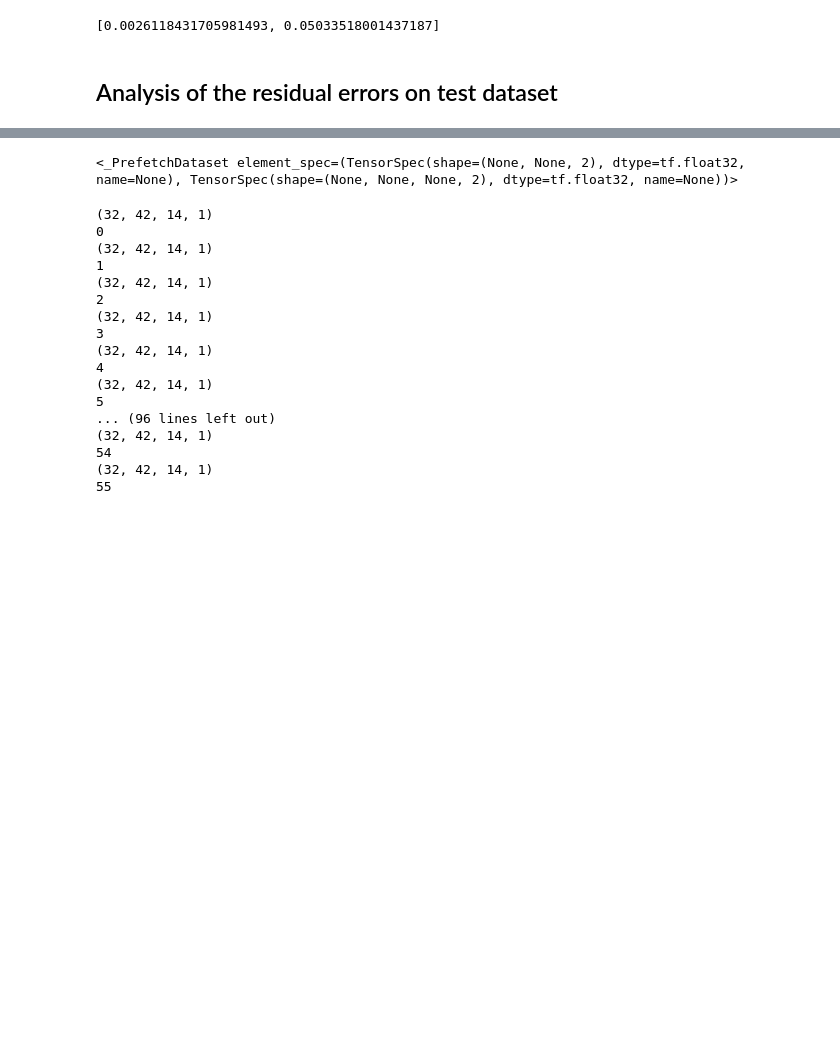
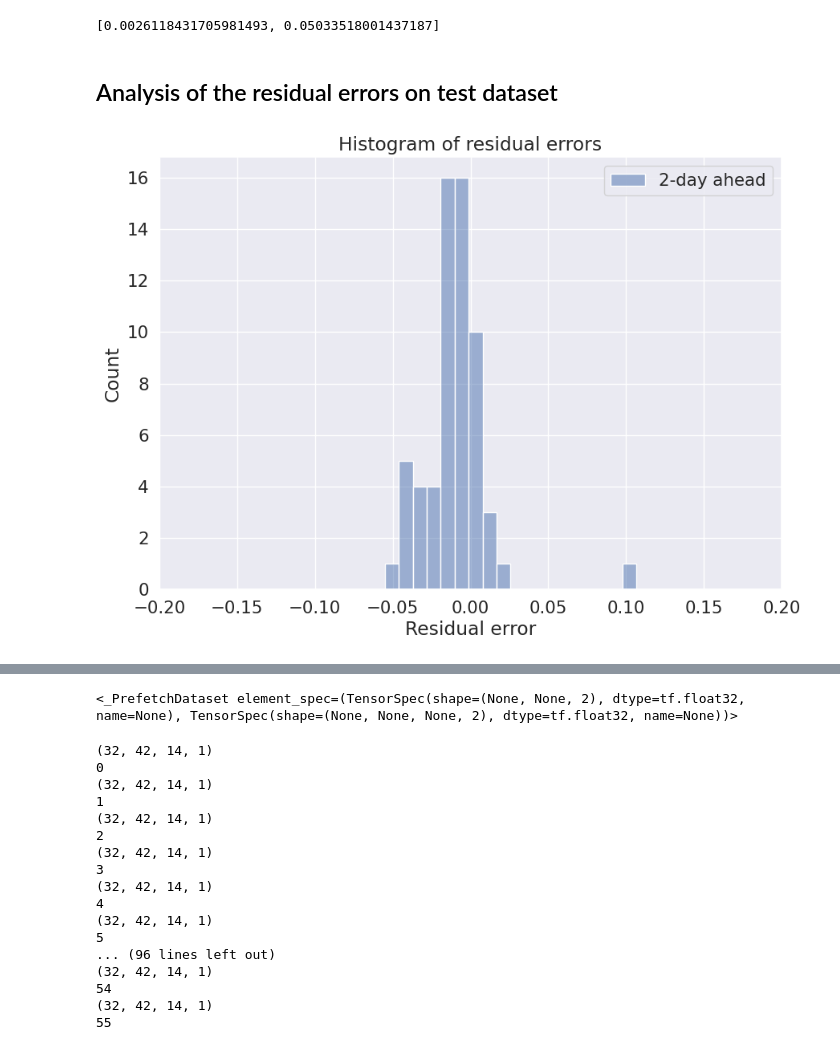
Before and after one commit to Felix-Busse/FinRail-EndToEnd-DataProj., a Jupyter notebook: using_request_and_mysql_db.ipynb, the cells around one changed output, grey strips where cells are left out. Cells and saved outputs as stored; diff of their text form; code cells hidden in the pictures; blank space fills up the shorter version.

Commit message:
investigation of the statistical properties of residuals

```diff
--- a/using_request_and_mysql_db.ipynb
+++ b/using_request_and_mysql_db.ipynb
@@ -321,8 +320,46 @@ long_distance_rnn.evaluate(long_distance_test)
 # %% [markdown]
 ## Analysis of the residual errors on test dataset
 # %%
-def residual_analysis(model, data_test):
+def plot_residuals(data):
+    '''Helper function to generate histogram plot of one or more distributions of residuals
+
+    Parameter:
+    data <pd.DataFrame> Data to plot, one distribution per column
+
+    Return:
+    <matplotlib.axes.Axes> matplotlib axes containing the plot
+
     '''
+    sns.set_style('darkgrid') # grey background7
+    sns.set(font_scale=1.4) # bigger font
+
+    # Create plot
+    fig, ax = plt.subplots()
+    fig.set_size_inches((10, 7))
+    ax.set_xlim(-0.2, 0.2)
+    ax.set_xlabel('Residual error')
+    ax.set_ylabel('Count')
+    ax.set_title('Histogram of residual errors')
+    return sns.histplot(data=data, ax=ax)
+
+
+
+def residual_analysis(model, data_test, alpha_normality=0.05, alpha_confidence=0.95,
+                      plot_column='1-day ahead'):
+    '''Function analyzes the residuals of the time series prediction model, when predicting
+    data_test dataset.
+    Test for normality will be executed, indicating, if residuals are normally distributed.
+    Plot of one column will visualize distribution of residuals.
+    The function will generate confidence interavals for each time step in the prediction
+    horizon.
+
+    Parameters:
+    model <tf.keras.model> Model used for predictions
+    data_test <tf.data.Dataset> Dataset containing data and targets, to be used in model.predict()
+    alpha_normality <float> Level of statistical significance for testing residuals for normality
+    alpha_confidence <float> Fraction of prediction that is contained within returend
+        confidence intervals
+
     '''
     # Predict on test dataset and batch result
     prediction = model.predict(data_test, verbose=0)
@@ -351,19 +388,24 @@ def residual_analysis(model, data_test):
     differences = differences.unbatch()
     # reshaping to obtain 2D Dataframe with forecast horizon on one and batch dimension in second
     # axis
-    df_differences = pd.DataFrame(np.array(list(differences)).reshape(-1, 14))
+    df_differences = pd.DataFrame(np.array(list(differences)).reshape(-1, 14),
+                                  columns=[f'{i}-day ahead' for i in range(1, 15)])
+    # Plot example of residual distribution
+    plot_residuals(df_differences[[plot_column]])
 
+    # Are residuals normally distributed?
     # Perform test for normality on resudiuals for each day of forecast horizon seperately (14 days)
     _, p_values = shapiro(df_differences, axis=0)
     # Search for p-values bigger than alpha
-    alpha = 0.05
-    any_normal_dist = (pd.DataFrame(p_values) > alpha).any()
-    if any_normal_dist:
+    all_normal_dist = (pd.DataFrame(p_values) > alpha_normality).all()
+
+    pearson_result = pearsonr(df_differences.iloc[:, 0], df_differences.iloc[:, 1])
 
 
-    return p_values
 
-p_values = residual_analysis(long_distance_rnn, long_distance_test)
+    return df_differences
+
+df_differences = residual_analysis(commuter_rnn, commuter_test, plot_column='2-day ahead')
 
 # In order to calculate confidence intervals for the predictions of our time series forecast,
 # it is to check, whether the residuals are normaly distributed. If normaly distributed, confidence
@@ -382,31 +424,33 @@ p_values = residual_analysis(long_distance_rnn, long_distance_test)
 #                                          df_differences['long_distance'].std(), norm.cdf)[1]
 
 
 # Print results of significance testing
 #print('Although the histograms of residuals look symmetrically bell-shaped, \n\
 #statistically testing must clarify, whether the residuals are normally distributed.\n')
 #print('The results of testing for normality are for "commuter" trains:')
 #print(f'Based on D\'Agostino and Pearson\'s test, the assumption of normality is rejected. (\
 #p-value of {pearson_p_value_commuter:.1E} is smaller than alpha.)')
 # 2. Testing with Kolmogorov-Smirnov test
 #print(f'Based in Kolmogorov-Smirnov test, the assumption of normality is rejected. (\
 #p-value of {kolmogorov_p_value_commuter:.1E} is smaller than alpha.)')
 
 #print('\nAs both test agree, it is asumed, that the distributions are not normal and confidence intervals\n\
 #will be determined from bootstrapping the residuals of the test data set.\n\
 #Although not normality of residuals may indicate that remaining correlation in residuals might be used\n\
 #to improve the model, optimization stops here, as achieved performance of model is considered sufficient.')
 
 # Plot histogram to visualize residual error
 #sns.set_style('darkgrid') # grey background7
 #sns.set(font_scale=1.4) # bigger font
 
 # Create plot
 #fig, ax = plt.subplots()
 #fig.set_size_inches((10, 7))
 #ax.set_xlim(-0.2, 0.2)
 #ax.set_xlabel('Residual error')
 #ax.set_ylabel('Count')
 #ax.set_title('Histogram of residual errors')
 #sns.histplot(data=df_differences, ax=ax)
+# %% [output]
+[figure, added]
 # %%
```
Also changed, not shown: parts of 7 cells of this notebook, 45 other files.
